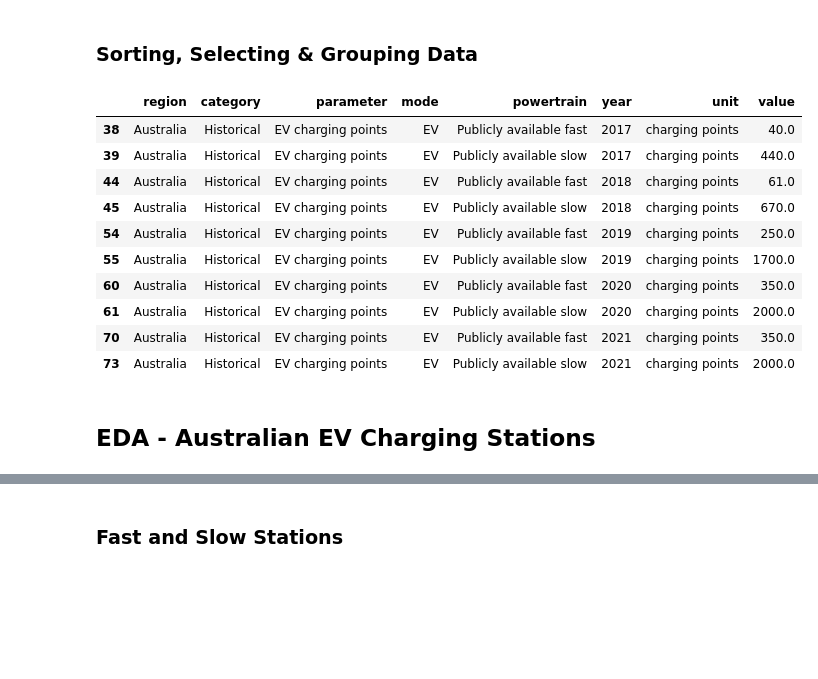
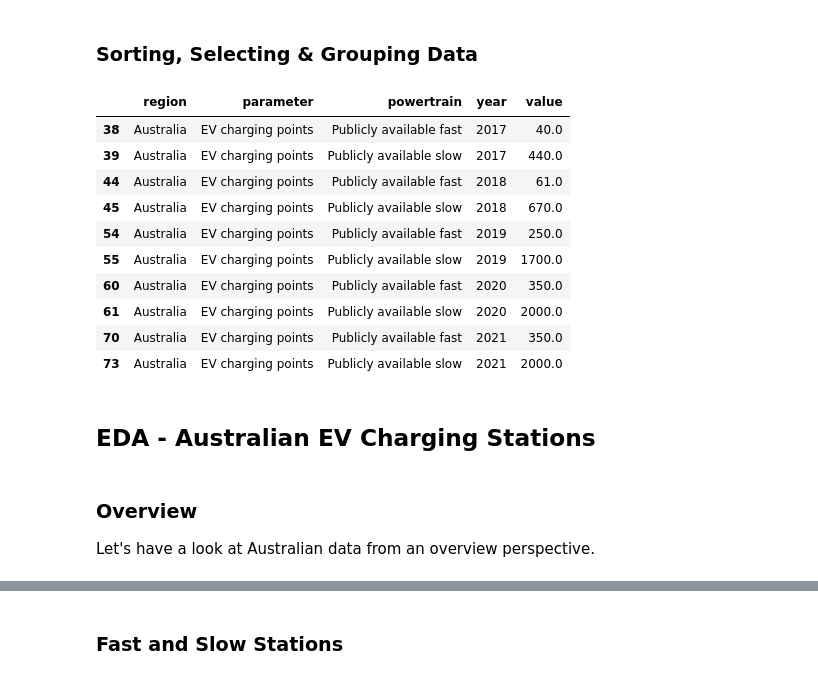
Before and after one commit to Chameleon-company/EVCFLO, a Jupyter notebook: Data Science - EV Stations/Notebooks/EDA & ML - EV Adoption.ipynb, the cells around one changed output, grey strips where cells are left out. Saved outputs shown, nothing was run; the diff lists cells and outputs as text; code cells hidden in the pictures; blank space fills up the shorter version.

```diff
--- a/Data Science - EV Stations/Notebooks/EDA & ML - EV Adoption.ipynb
+++ b/Data Science - EV Stations/Notebooks/EDA & ML - EV Adoption.ipynb
@@ -14,7 +14,9 @@ from matplotlib import rcParams
 import warnings
 warnings.filterwarnings("ignore")
 # %%
-address = '/workspaces/EVCFLO/Data Science - EV Stations/Data/IEA-EV-data.csv'
+address = '/workspaces/EVCFLO/datasets/T1_2023/IEA World/IEA-EV-data.csv'
+
+
 
 df = pd.read_csv(address)
 
@@ -118,24 +120,25 @@ There are neither missing values or duplicated rows within the dataframe. Most o
 # %% [markdown]
 ### Sorting, Selecting & Grouping Data
 # %%
-# Select EV Charging Points in the World and specifically in Australia.
-ev = df[df['unit'] == 'charging points']
-ev['category'].value_counts()
-ev_world = ev.drop(['parameter', 'category', 'mode', 'unit'], axis='columns')
-ev_world.head()
-ev_aus = ev[(ev_world['region'] == 'Australia')]
+# Select EV Charging Points specifically in Australia.
+# ev_world = df[df['unit'] == 'charging points']
+ev_world = df.drop(['category', 'mode', 'unit'], axis='columns')
+ev_aus = ev_world[(ev_world['region'] == 'Australia') & (df['unit'] == 'charging points')]
 ev_aus.head(10)
 # %% [output]
-|  | region | category | parameter | mode | powertrain | year | unit | value |
-| 38 | Australia | Historical | EV charging points | EV | Publicly available fast | 2017 | charging points | 40.0 |
-| 39 | Australia | Historical | EV charging points | EV | Publicly available slow | 2017 | charging points | 440.0 |
-| 44 | Australia | Historical | EV charging points | EV | Publicly available fast | 2018 | charging points | 61.0 |
-| 45 | Australia | Historical | EV charging points | EV | Publicly available slow | 2018 | charging points | 670.0 |
-| 54 | Australia | Historical | EV charging points | EV | Publicly available fast | 2019 | charging points | 250.0 |
-| 55 | Australia | Historical | EV charging points | EV | Publicly available slow | 2019 | charging points | 1700.0 |
-| 60 | Australia | Historical | EV charging points | EV | Publicly available fast | 2020 | charging points | 350.0 |
-| 61 | Australia | Historical | EV charging points | EV | Publicly available slow | 2020 | charging points | 2000.0 |
-| 70 | Australia | Historical | EV charging points | EV | Publicly available fast | 2021 | charging points | 350.0 |
-| 73 | Australia | Historical | EV charging points | EV | Publicly available slow | 2021 | charging points | 2000.0 |
+|  | region | parameter | powertrain | year | value |
+| 38 | Australia | EV charging points | Publicly available fast | 2017 | 40.0 |
+| 39 | Australia | EV charging points | Publicly available slow | 2017 | 440.0 |
+| 44 | Australia | EV charging points | Publicly available fast | 2018 | 61.0 |
+| 45 | Australia | EV charging points | Publicly available slow | 2018 | 670.0 |
+| 54 | Australia | EV charging points | Publicly available fast | 2019 | 250.0 |
+| 55 | Australia | EV charging points | Publicly available slow | 2019 | 1700.0 |
+| 60 | Australia | EV charging points | Publicly available fast | 2020 | 350.0 |
+| 61 | Australia | EV charging points | Publicly available slow | 2020 | 2000.0 |
+| 70 | Australia | EV charging points | Publicly available fast | 2021 | 350.0 |
+| 73 | Australia | EV charging points | Publicly available slow | 2021 | 2000.0 |
 # %% [markdown]
 ## EDA - Australian EV Charging Stations
+# %% [markdown]
+### Overview
+Let's have a look at Australian data from an overview perspective.
```
Also changed, not shown: parts of 21 cells of this notebook, 4 other files.
